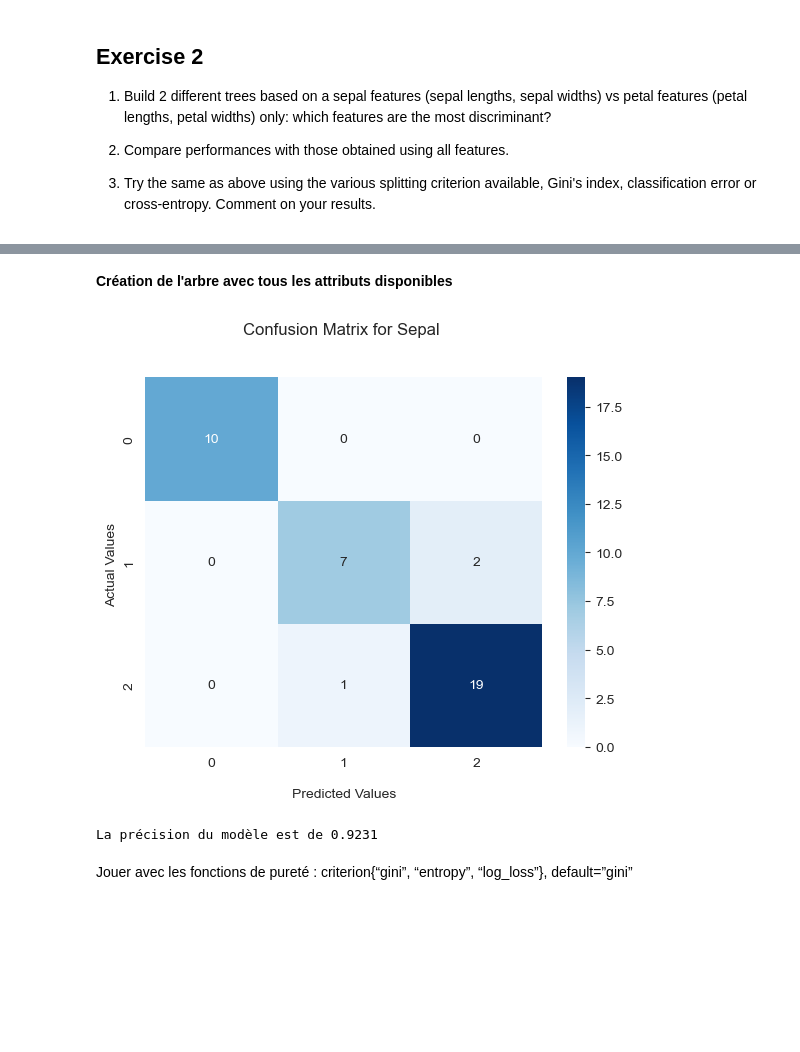
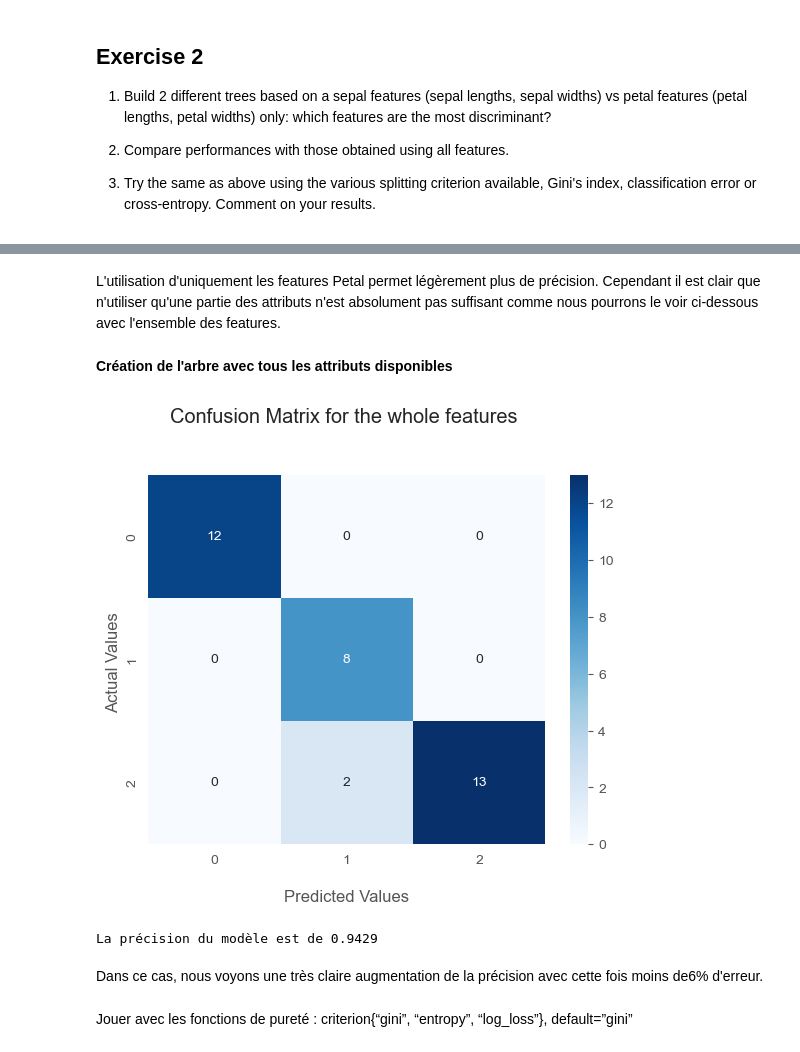
Before and after one commit to VictorCilleros/ML, a Jupyter notebook: TP4_decision_trees/TP4_decision_trees.ipynb, the cells around one changed output, grey strips where cells are left out. Drawn from its saved outputs; the diff is of its cells as text; code cells hidden in the pictures; blank space fills up the shorter version.

Commit message:
update tp commentaires 60%

```diff
--- a/TP4_decision_trees/TP4_decision_trees.ipynb
+++ b/TP4_decision_trees/TP4_decision_trees.ipynb
@@ -272,3 +280,6 @@ La précision du modèle avec uniquement les attributs Sepal est de 0.4062
+# %% [markdown]
+L'utilisation d'uniquement les features Petal permet légèrement plus de précision.
+Cependant il est clair que n'utiliser qu'une partie des attributs n'est absolument pas suffisant comme nous pourrons le voir ci-dessous avec l'ensemble des features.
 # %% [markdown]
 **Création de l'arbre avec tous les attributs disponibles**
 # %%
@@ -289,16 +300,18 @@ cM=confusion_matrix(y_test,class_pred)
 # %%
 plt.figure()
 ax2 = sns.heatmap(cM, annot=True, cmap='Blues')
-ax2.set_title(f'Confusion Matrix for Sepal \n\n')
+ax2.set_title(f'Confusion Matrix for the whole features \n\n')
 ax2.set_xlabel('\nPredicted Values')
 ax2.set_ylabel('Actual Values ')
 
 ## Display the visualization of the Confusion Matrix.
 plt.show()
 print(f"La précision du modèle est de {round(accuracy_score(class_pred,y_test.ravel()),4)}")
 # %% [output]
-[figure, old version]
+[figure, new version]
-La précision du modèle est de 0.9231
+La précision du modèle est de 0.9429
+# %% [markdown]
+Dans ce cas, nous voyons une très claire augmentation de la précision avec cette fois moins de6% d'erreur.
 # %% [markdown]
 Jouer avec les fonctions de pureté : criterion{“gini”, “entropy”, “log_loss”}, default=”gini”
 # %%
```
Also changed, not shown: parts of 43 cells of this notebook.
